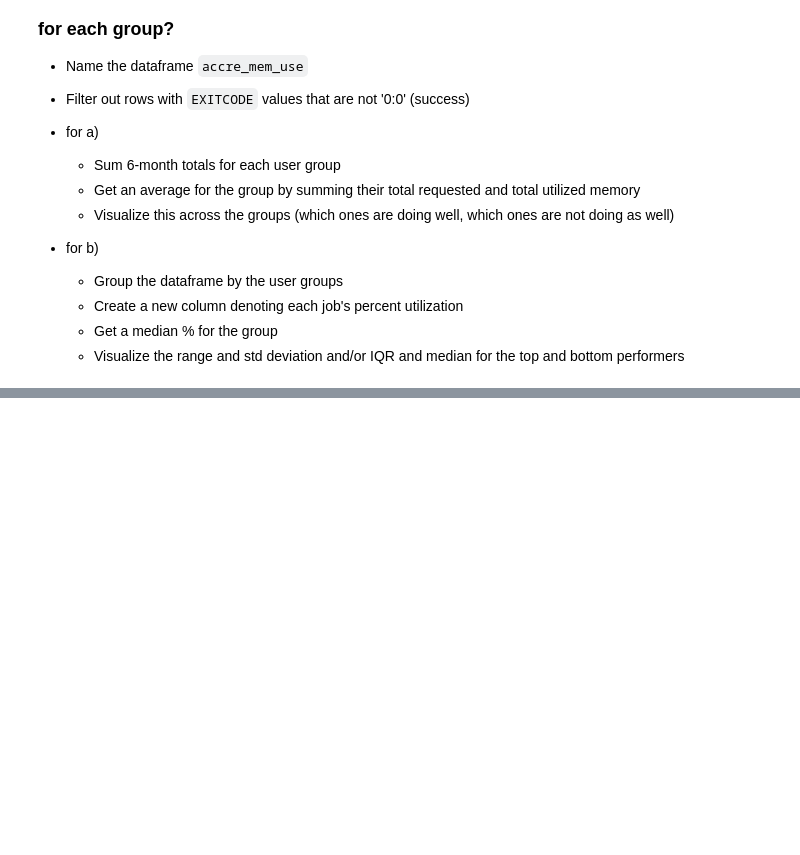
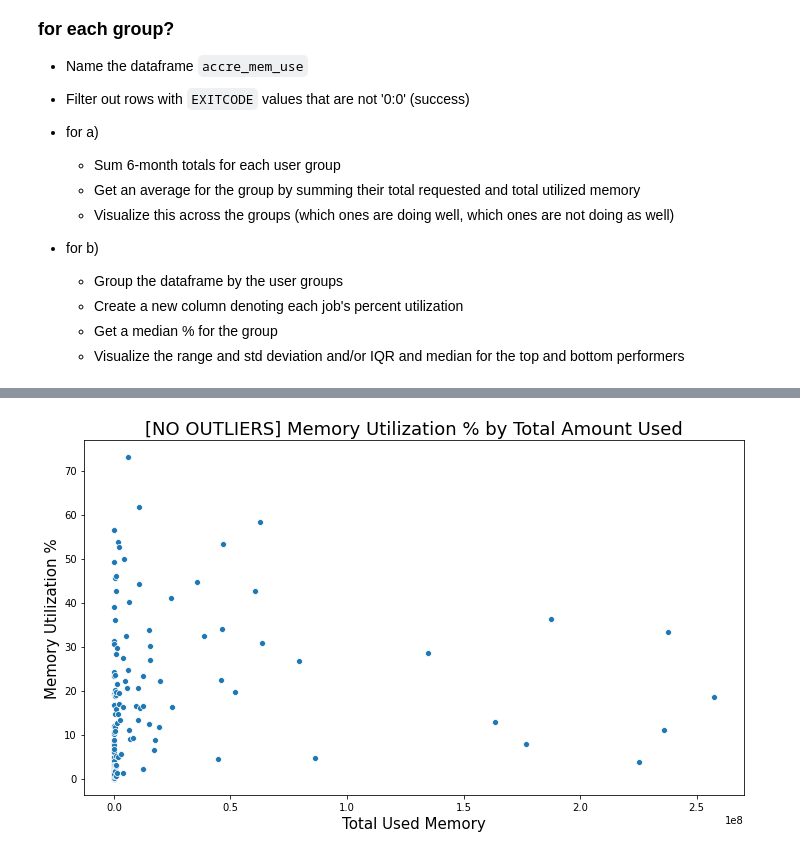
Before and after one commit to nss-data-science-cohort-4/dq2-accre-valkyries, a Jupyter notebook: notebooks/vai-02_dq2-accre-analysis-memory-usage.ipynb, the cells around one changed output, grey strips where cells are left out. Drawn from its saved outputs; the diff is of its cells as text; code cells hidden in the pictures; blank space fills up the shorter version.

```diff
--- a/notebooks/vai-02_dq2-accre-analysis-memory-usage.ipynb
+++ b/notebooks/vai-02_dq2-accre-analysis-memory-usage.ipynb
@@ -387,0 +449,13 @@ accre_mem_use['JOB_USEDMEM_PCT'] = (accre_grouped_by_account['USEDMEM_TOT'] / ac
+# %%
+# Take a look to see if there's a correlation between USEDMEM_PCT and USEDMEM_TOT
+plt.figure(figsize=(10,6))
+# make barplot
+sns.scatterplot(x='USEDMEM_TOT_02', y='USEDMEM_PCT_02', data=accre_grouped_by_account_sorted_by_usedmem_tot[(accre_grouped_by_account_sorted_by_usedmem_tot['USEDMEM_TOT_02'] < 300000000) & (accre_grouped_by_account_sorted_by_usedmem_tot['USEDMEM_PCT_02'] < 100)])
+# set labels
+plt.xlabel('Total Used Memory', size=15)
+plt.ylabel('Memory Utilization %', size=15)
+plt.title('[NO OUTLIERS] Memory Utilization % by Total Amount Used', size=18)
+plt.tight_layout()
+# plt.savefig("barplot_Seaborn_Python.png", dpi=100)
+# %% [output]
+[figure, added]
```
Also changed, not shown: parts of 96 cells of this notebook, 1 other file.
